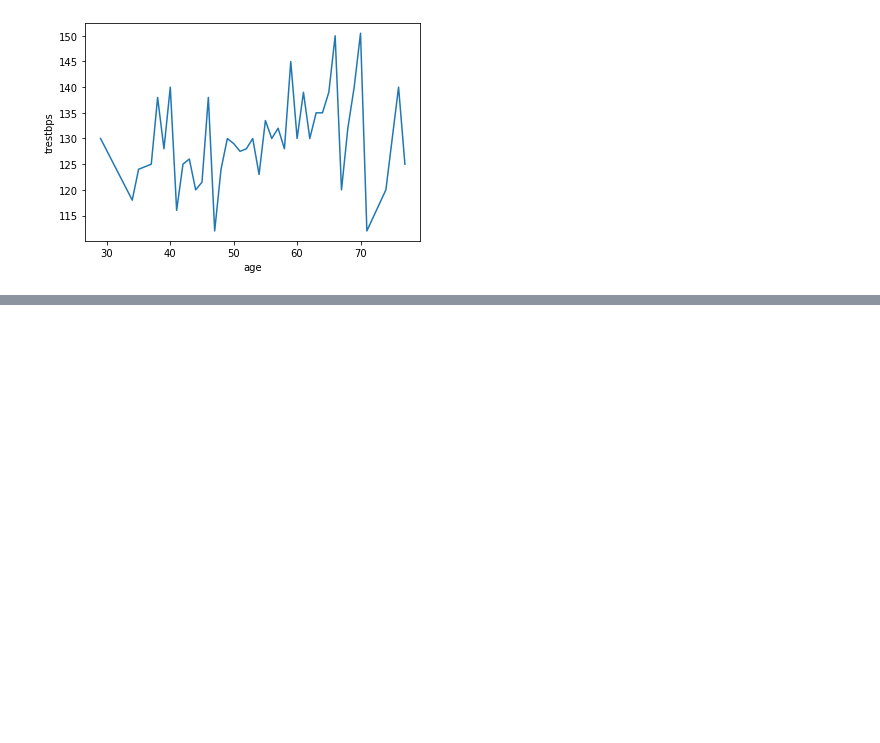
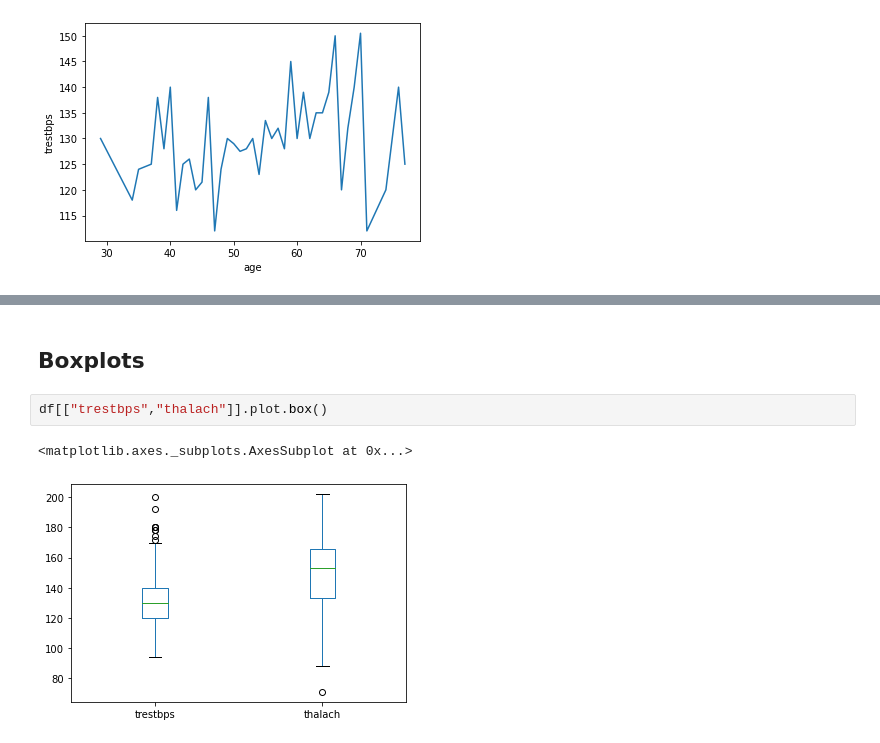
Before and after one commit to ahmadasmandar/python_tutorials, a Jupyter notebook: data_manipulation/tut_pandas.ipynb, the cells around one changed output, grey strips where cells are left out. Drawn from its saved outputs; the diff is of its cells as text; blank space fills up the shorter version.

```diff
--- a/data_manipulation/tut_pandas.ipynb
+++ b/data_manipulation/tut_pandas.ipynb
@@ -76,0 +93,7 @@ sb.lineplot('age','trestbps',data=ages)
+# %% [markdown]
+## Boxplots
+# %%
+df[["trestbps","thalach"]].plot.box()
+# %% [output]
+<matplotlib.axes._subplots.AxesSubplot at 0x...>
+[figure, added]
```
Also changed, not shown: parts of 12 cells of this notebook, 3 other files.
